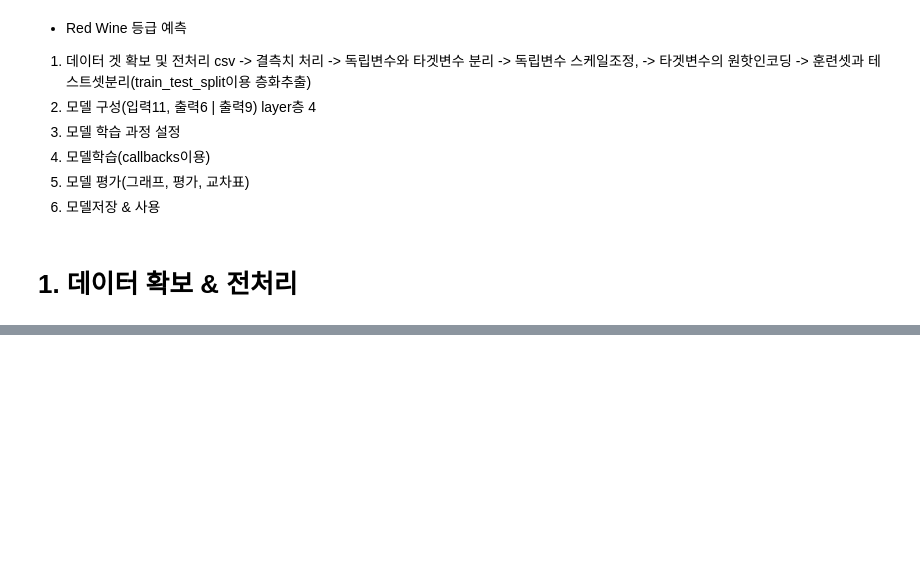
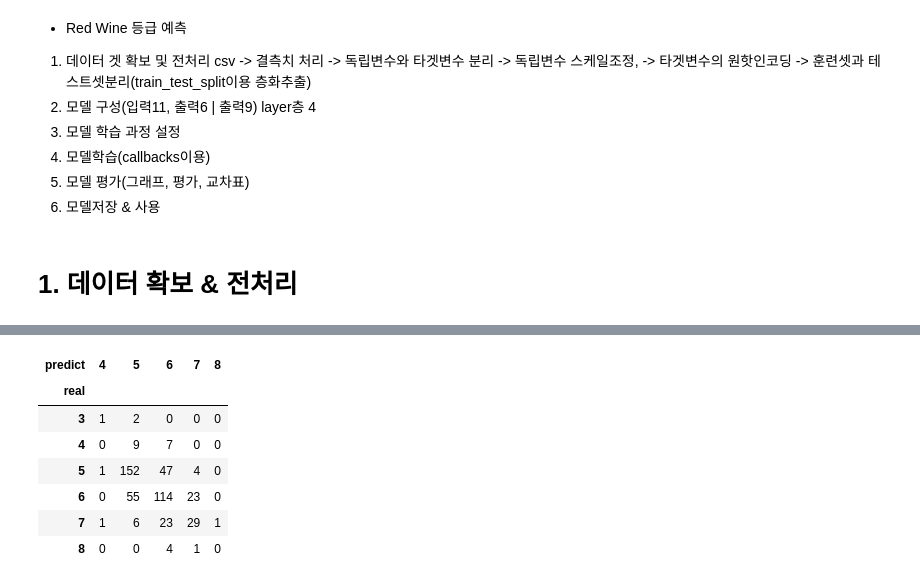
Before and after one commit to jangseulchan/ai_x, a Jupyter notebook: source/05_DeepLearning/09_wine품질등급예측(다중분류).ipynb, the cells around one changed output, grey strips where cells are left out. Drawn from its saved outputs; the diff is of its cells as text; code cells hidden in the pictures; blank space fills up the shorter version.

```diff
--- a/source/05_DeepLearning/09_wine품질등급예측(다중분류).ipynb
+++ b/source/05_DeepLearning/09_wine품질등급예측(다중분류).ipynb
@@ -112,5 +152,2 @@ model.add(Dense(y_encoded.shape[1], activation='softmax'))
 # %%
-# 모델 학습과정 설정
-model.compile(loss='categorical_crossentropy',
-              optimizer='adam',
-              metrics=['accuracy'])
+model.compile(loss="categorical_crossentropy", optimizer="adam", metrics=['accuracy'])
@@ -160,0 +239,7 @@ plt.show()
+# %%
+# 성능 지표(crosstab)
+# Y_test : 0 0 1 0 0 0 (3등급, 4등급, 5등급, 6등급, 7등급, 8등급)
+y = np.argmax(Y_test, axis=1) +3 # Y_test의 실제값(pd.getdummies)
+yhat = model.predict(X_test).argmax(axis=1)+3 # 예측값
+pd.crosstab(y, yhat, rownames=['real'], colnames=['predict'])
+# %% [output]
@@ -160,0 +247,8 @@ plt.show()
+| predict | 4 | 5 | 6 | 7 | 8 |
+| real |  |  |  |  |  |
+| 3 | 1 | 2 | 0 | 0 | 0 |
+| 4 | 0 | 9 | 7 | 0 | 0 |
+| 5 | 1 | 152 | 47 | 4 | 0 |
+| 6 | 0 | 55 | 114 | 23 | 0 |
+| 7 | 1 | 6 | 23 | 29 | 1 |
+| 8 | 0 | 0 | 4 | 1 | 0 |
```
Also changed, not shown: parts of 20 cells of this notebook, 16 other files.
